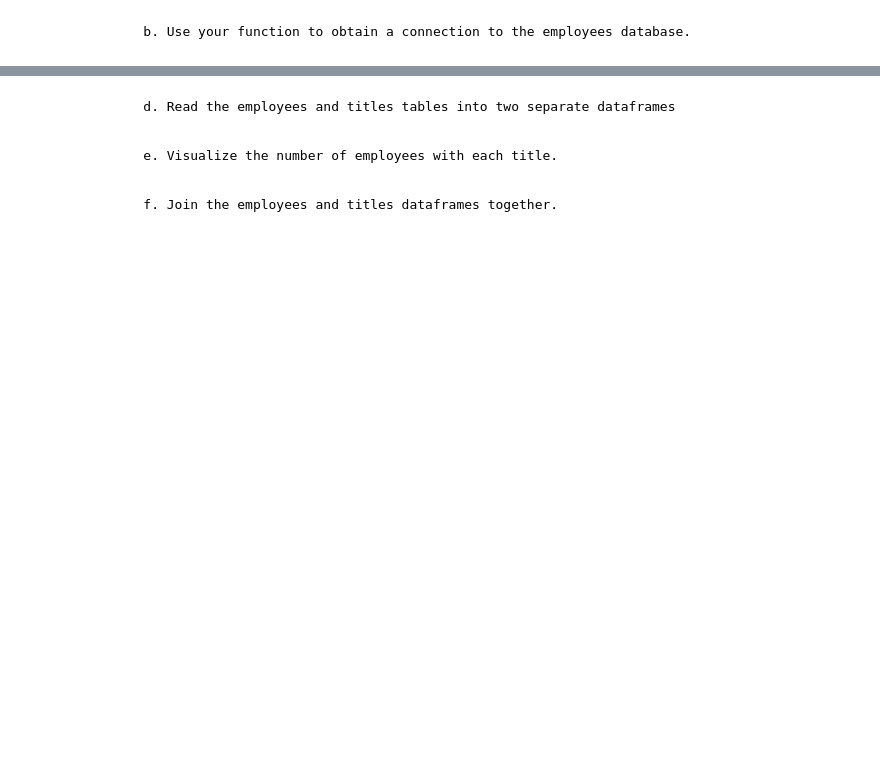
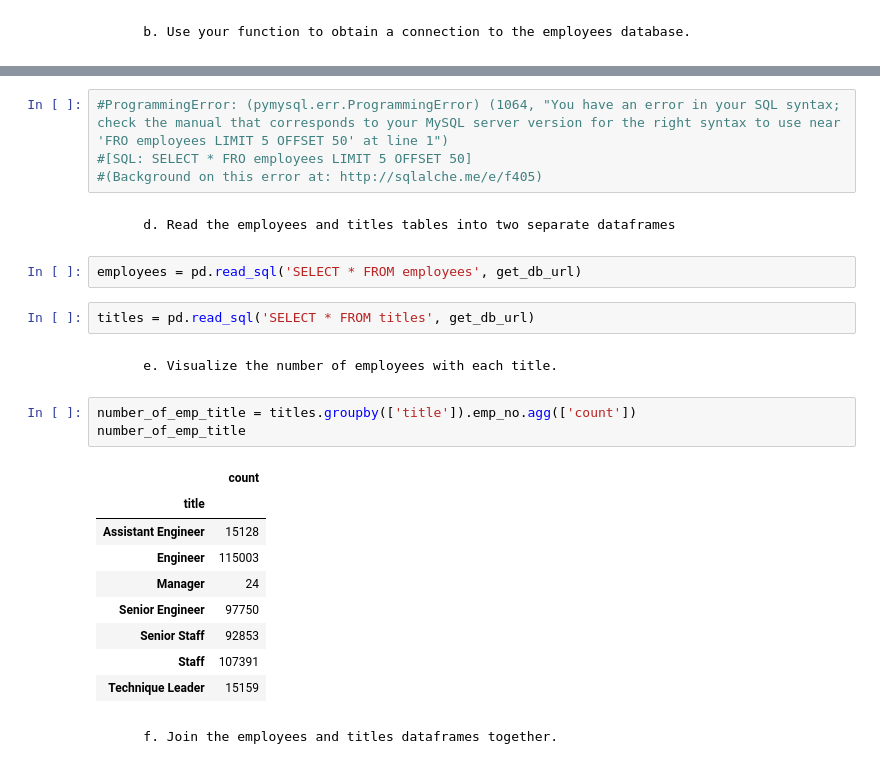
Before and after one commit to Brandon-Martinez27/numpy-pandas-visualization-exercises, a Jupyter notebook: advanced_dataframes.ipynb, the cells around one changed output, grey strips where cells are left out. Cells and saved outputs as stored; diff of their text form; blank space fills up the shorter version.

```diff
--- a/advanced_dataframes.ipynb
+++ b/advanced_dataframes.ipynb
@@ -139,6 +149,27 @@ pd.merge(users,roles, left_on='role_id', right_on='id', how='outer')
+# %%
+#ProgrammingError: (pymysql.err.ProgrammingError) (1064, "You have an error in your SQL syntax; check the manual that corresponds to your MySQL server version for the right syntax to use near 'FRO employees LIMIT 5 OFFSET 50' at line 1")
+#[SQL: SELECT * FRO employees LIMIT 5 OFFSET 50]
+#(Background on this error at: http://sqlalche.me/e/f405)
 # %% [markdown]
         d. Read the employees and titles tables into two separate dataframes
+# %%
+employees = pd.read_sql('SELECT * FROM employees', get_db_url)
+# %%
+titles = pd.read_sql('SELECT * FROM titles', get_db_url)
 # %% [markdown]
         e. Visualize the number of employees with each title.
+# %%
+number_of_emp_title = titles.groupby(['title']).emp_no.agg(['count'])
+number_of_emp_title
+# %% [output]
+|  | count |
+| title |  |
+| Assistant Engineer | 15128 |
+| Engineer | 115003 |
+| Manager | 24 |
+| Senior Engineer | 97750 |
+| Senior Staff | 92853 |
+| Staff | 107391 |
+| Technique Leader | 15159 |
 # %% [markdown]
         f. Join the employees and titles dataframes together.
```
Also changed, not shown: parts of 12 cells of this notebook.
